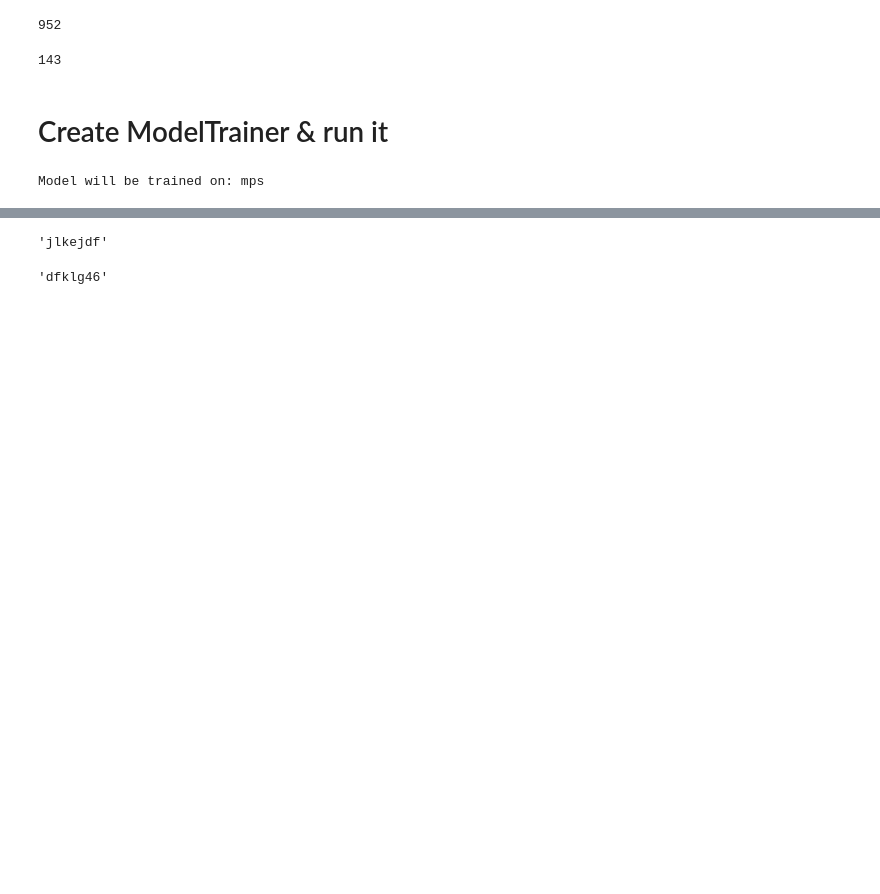
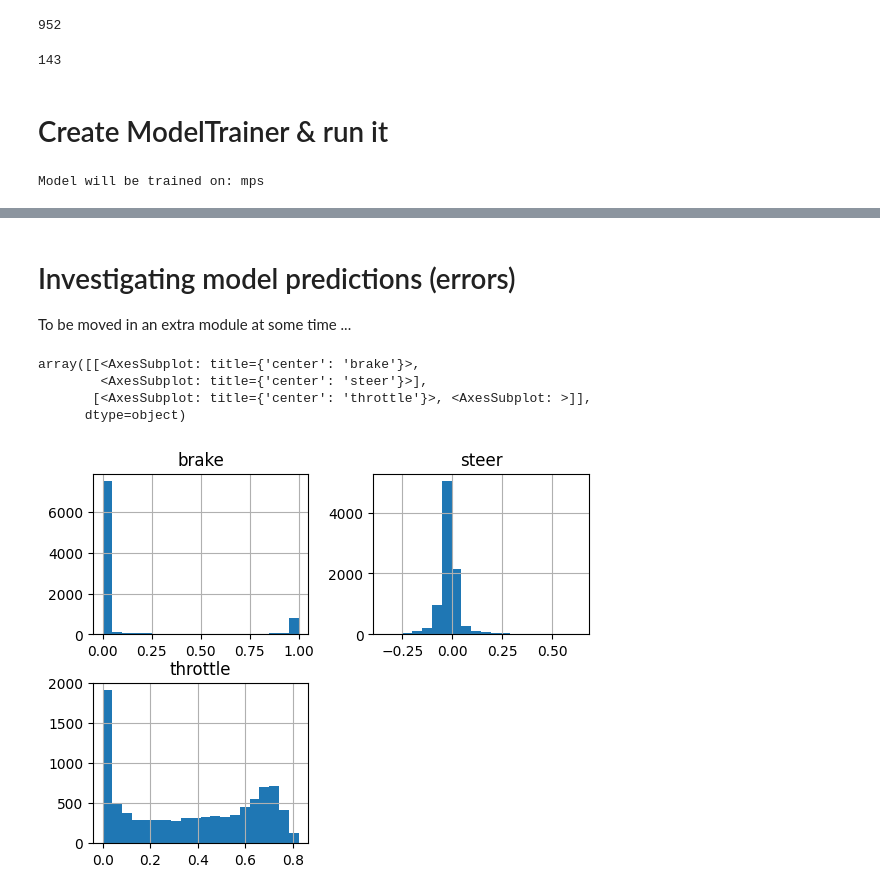
Before and after one commit to moritzwassmer/APPRAS_e2e_imitation, a Jupyter notebook: models/resnet_baseline/notebooks/run_model_trainer.ipynb, the cells around one changed output, grey strips where cells are left out. Cells and saved outputs as stored; diff of their text form; code cells hidden in the pictures; blank space fills up the shorter version.

```diff
--- a/models/resnet_baseline/notebooks/run_model_trainer.ipynb
+++ b/models/resnet_baseline/notebooks/run_model_trainer.ipynb
@@ -67,3 +76,6 @@ model=Baseline_V1()
+# %%
+model = Baseline_V3()
+#model.load_state_dict(torch.load("Baseline_V1_6_hours.pt"))
 # %%
 # see fix for multiple inputs: https://github.com/sksq96/pytorch-summary/issues/90
 # summary(model, input_size=[(3, 160, 960), (7,), (1,)], batch_size=32)
@@ -76,7 +88,7 @@ model_trainer = ModelTrainer(
     dataloader_train=dataloader_train,
     dataloader_test=dataloader_test,
     preprocessing=preprocessing,
-    upload_tensorboard=False
+    upload_tensorboard=True
     )
 # %% [output]
 Model will be trained on: mps
@@ -103,8 +125,16 @@ Epoch [2/10], Step [400/952], Loss: 0.1476
-# %%
-"JLKEJDF".lower()
-# %% [output]
-'jlkejdf'
-# %%
-f"dfklg{46}".lower()
-# %% [output]
-'dfklg46'
+# %% [markdown]
+# Investigating model predictions (errors)
+To be moved in an extra module at some time ...
+# %%
+y_true_list, y_pred_list = model_trainer.get_dataset_predictions()
+# %%
+df_true = pd.DataFrame(np.transpose(y_true_list), columns=dataset_test.y)
+df_pred = pd.DataFrame(np.transpose(y_pred_list), columns=dataset_test.y)
+# %%
+df_pred.hist(bins=20)
+# %% [output]
+array([[<AxesSubplot: title={'center': 'brake'}>,
+        <AxesSubplot: title={'center': 'steer'}>],
+       [<AxesSubplot: title={'center': 'throttle'}>, <AxesSubplot: >]],
+      dtype=object)
+[figure, added]
```
Also changed, not shown: parts of 7 cells of this notebook, 8 other files.
